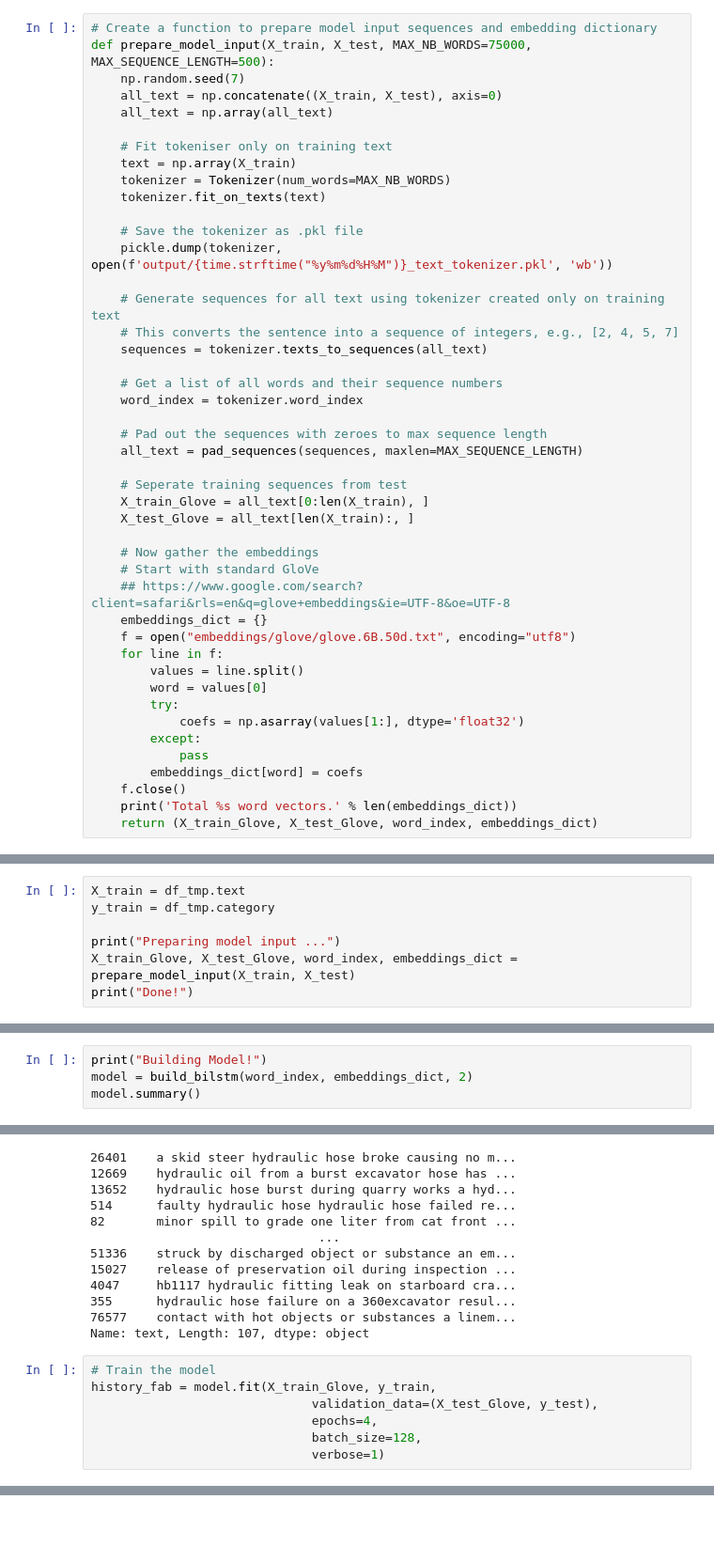
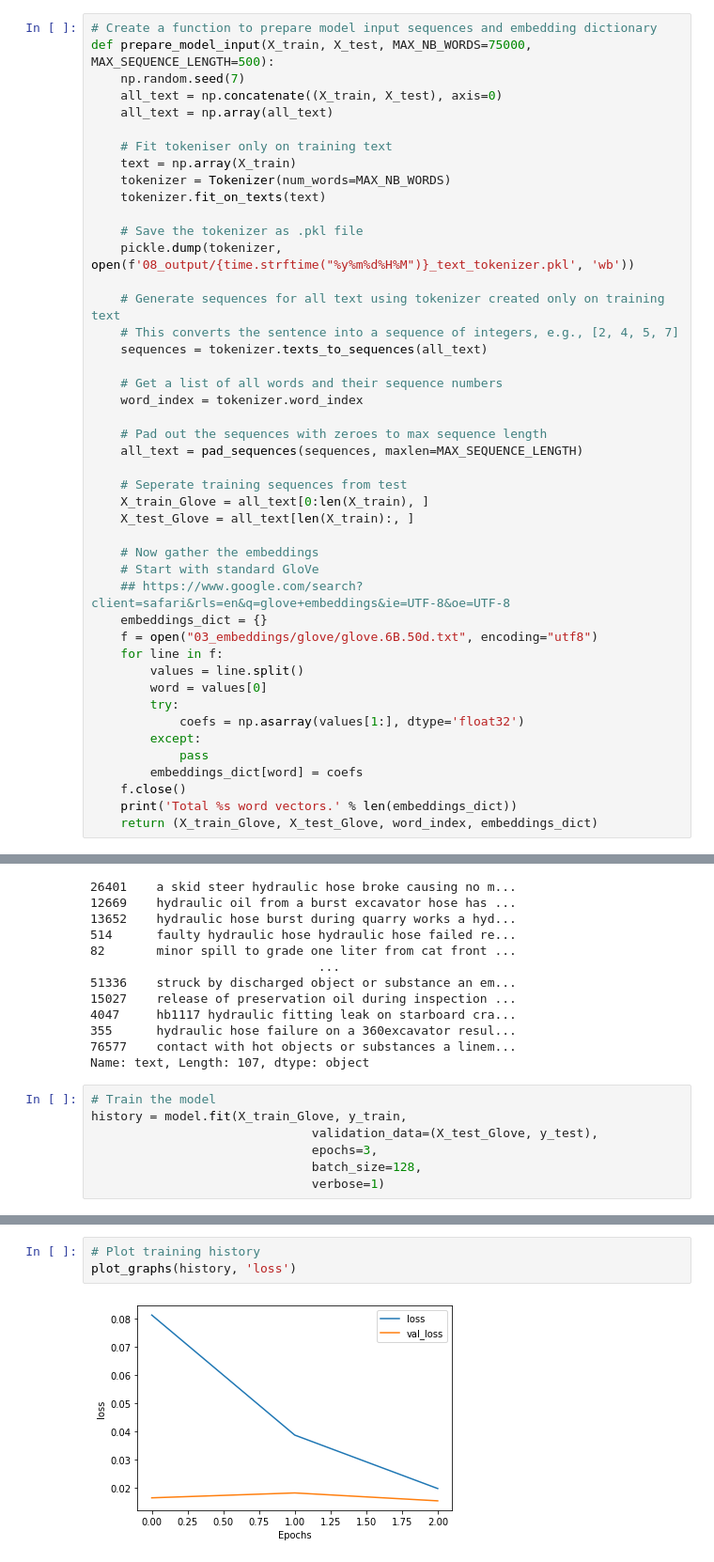
Before and after one commit to 3minuterecord/safety_report_topic_classification, a Jupyter notebook: 09_topic_classification/safety_BiLSTM_trDA.ipynb, the cells around one changed output, grey strips where cells are left out. Shown: that part at 94% size. Cells and saved outputs as stored; diff of their text form; blank space fills up the shorter version.

```diff
--- a/09_topic_classification/safety_BiLSTM_trDA.ipynb
+++ b/09_topic_classification/safety_BiLSTM_trDA.ipynb
@@ -129,7 +233,7 @@ def prepare_model_input(X_train, X_test, MAX_NB_WORDS=75000, MAX_SEQUENCE_LENGTH
     tokenizer.fit_on_texts(text)
 
     # Save the tokenizer as .pkl file
-    pickle.dump(tokenizer, open(f'output/{time.strftime("%y%m%d%H%M")}_text_tokenizer.pkl', 'wb'))
+    pickle.dump(tokenizer, open(f'08_output/{time.strftime("%y%m%d%H%M")}_text_tokenizer.pkl', 'wb'))
 
     # Generate sequences for all text using tokenizer created only on training text
     # This converts the sentence into a sequence of integers, e.g., [2, 4, 5, 7]
@@ -149,7 +253,7 @@ def prepare_model_input(X_train, X_test, MAX_NB_WORDS=75000, MAX_SEQUENCE_LENGTH
     # Start with standard GloVe
     ## https://www.google.com/search?client=safari&rls=en&q=glove+embeddings&ie=UTF-8&oe=UTF-8
     embeddings_dict = {}
-    f = open("embeddings/glove/glove.6B.50d.txt", encoding="utf8")
+    f = open("03_embeddings/glove/glove.6B.50d.txt", encoding="utf8")
     for line in f:
         values = line.split()
         word = values[0]
@@ -370,7 +391,0 @@ df_tmp[df_tmp['category']==1].sample(20)
-# %%
-X_train = df_tmp.text
-y_train = df_tmp.category
-
-print("Preparing model input ...")
-X_train_Glove, X_test_Glove, word_index, embeddings_dict = prepare_model_input(X_train, X_test)
-print("Done!")
@@ -381,4 +391,0 @@ Done!
-# %%
-print("Building Model!")
-model = build_bilstm(word_index, embeddings_dict, 2)
-model.summary()
@@ -418,9 +407,9 @@ X_test[y_test == 1]
 Name: text, Length: 107, dtype: object
 # %%
 # Train the model
-history_fab = model.fit(X_train_Glove, y_train,
+history = model.fit(X_train_Glove, y_train,
                               validation_data=(X_test_Glove, y_test),
-                              epochs=4,
+                              epochs=3,
                               batch_size=128,
                               verbose=1)
 # %% [output]
@@ -428,3 +422,8 @@ Epoch 1/4
+# %%
+# Plot training history
+plot_graphs(history, 'loss')
+# %% [output]
+[figure, added]
 # %%
 # Print accuracy measures
 print("\n Evaluating Model ... \n")
```
Also changed, not shown: parts of 25 cells of this notebook, 4 other files.
